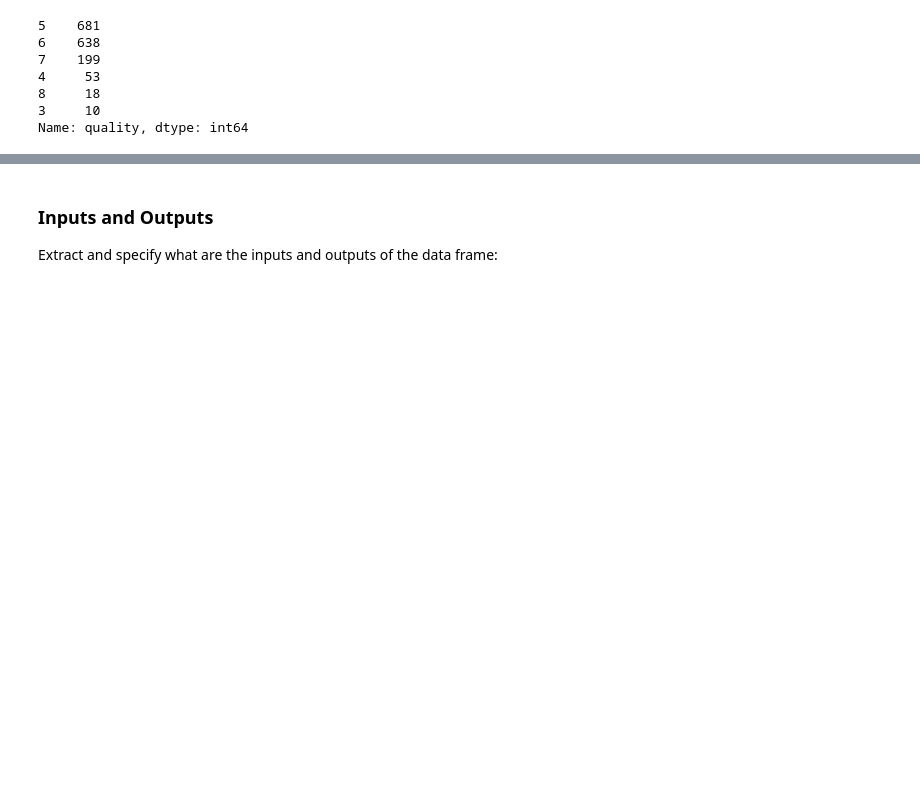
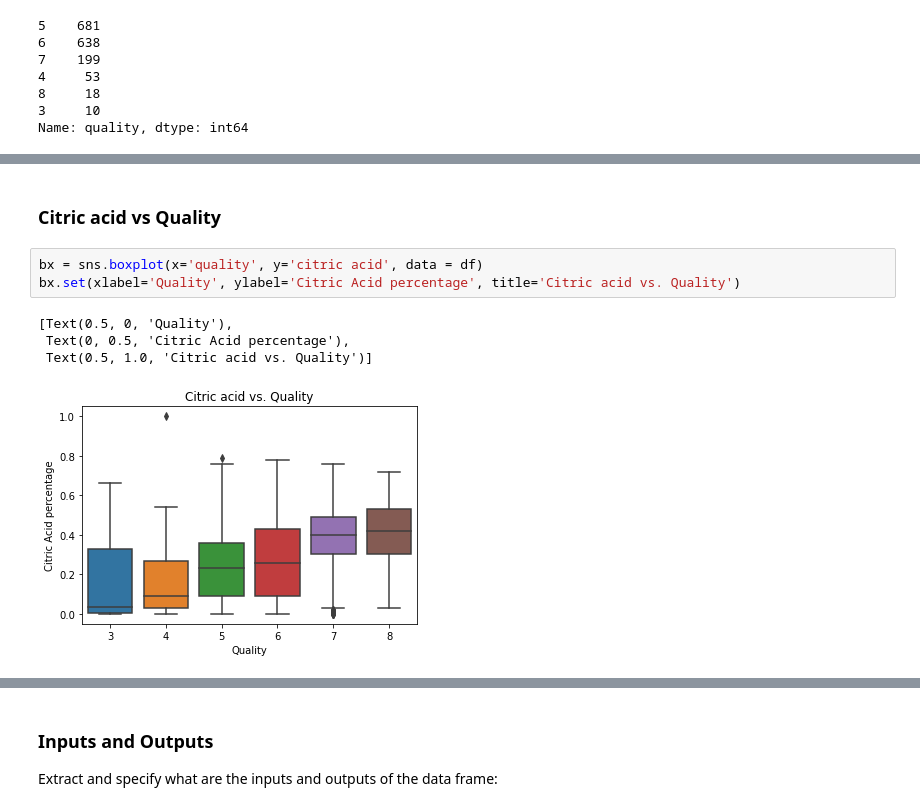
Before and after one commit to LaisColetta/PdDA_Assignment, a Jupyter notebook: PdDA_Assignment.ipynb, the cells around one changed output, grey strips where cells are left out. Cells and saved outputs as stored; diff of their text form; blank space fills up the shorter version.

```diff
--- a/PdDA_Assignment.ipynb
+++ b/PdDA_Assignment.ipynb
@@ -251,0 +302,10 @@ df["quality"]
+# %% [markdown]
+### Citric acid vs Quality
+# %%
+bx = sns.boxplot(x='quality', y='citric acid', data = df)
+bx.set(xlabel='Quality', ylabel='Citric Acid percentage', title='Citric acid vs. Quality')
+# %% [output]
+[Text(0.5, 0, 'Quality'),
+ Text(0, 0.5, 'Citric Acid percentage'),
+ Text(0.5, 1.0, 'Citric acid vs. Quality')]
+[figure, added]
```
Also changed, not shown: parts of 43 cells of this notebook.
